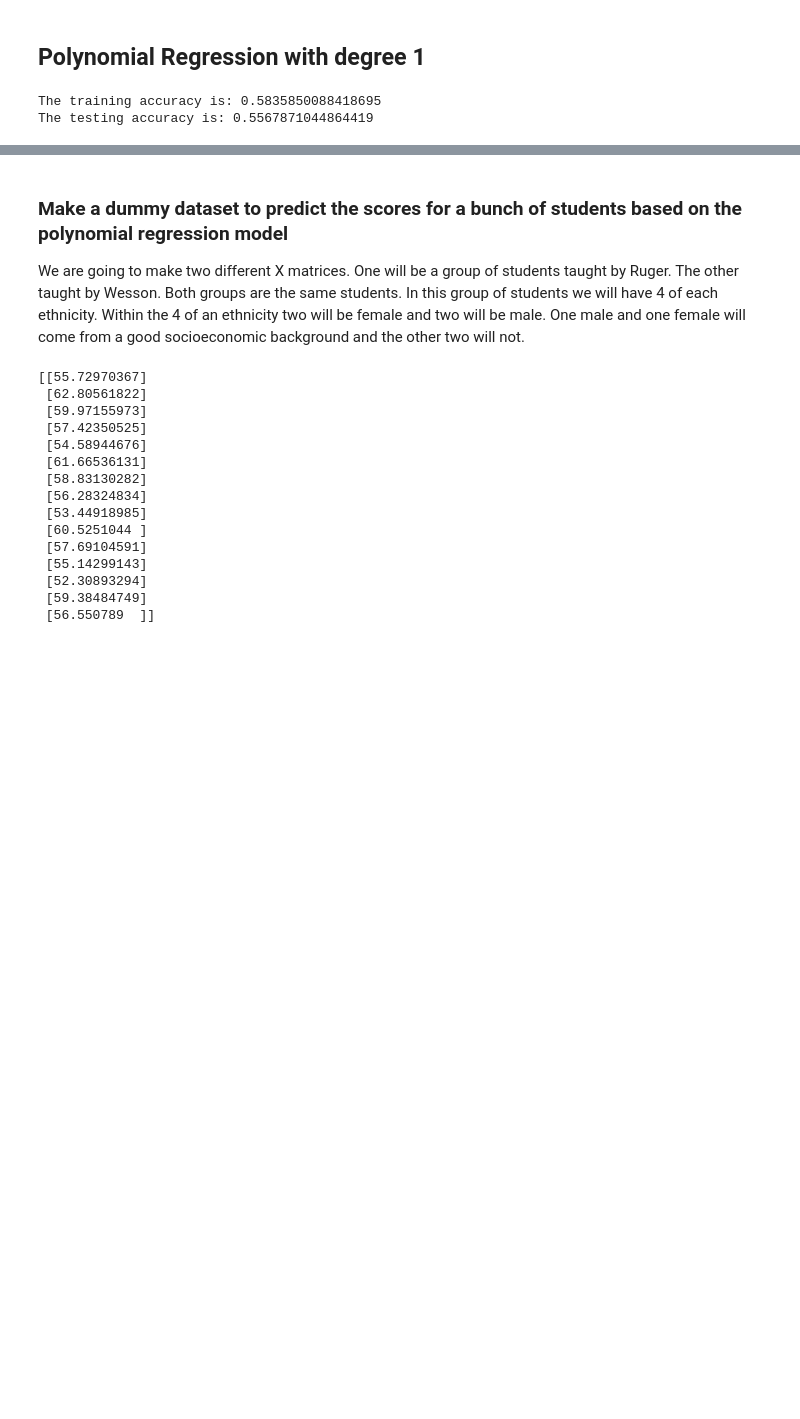
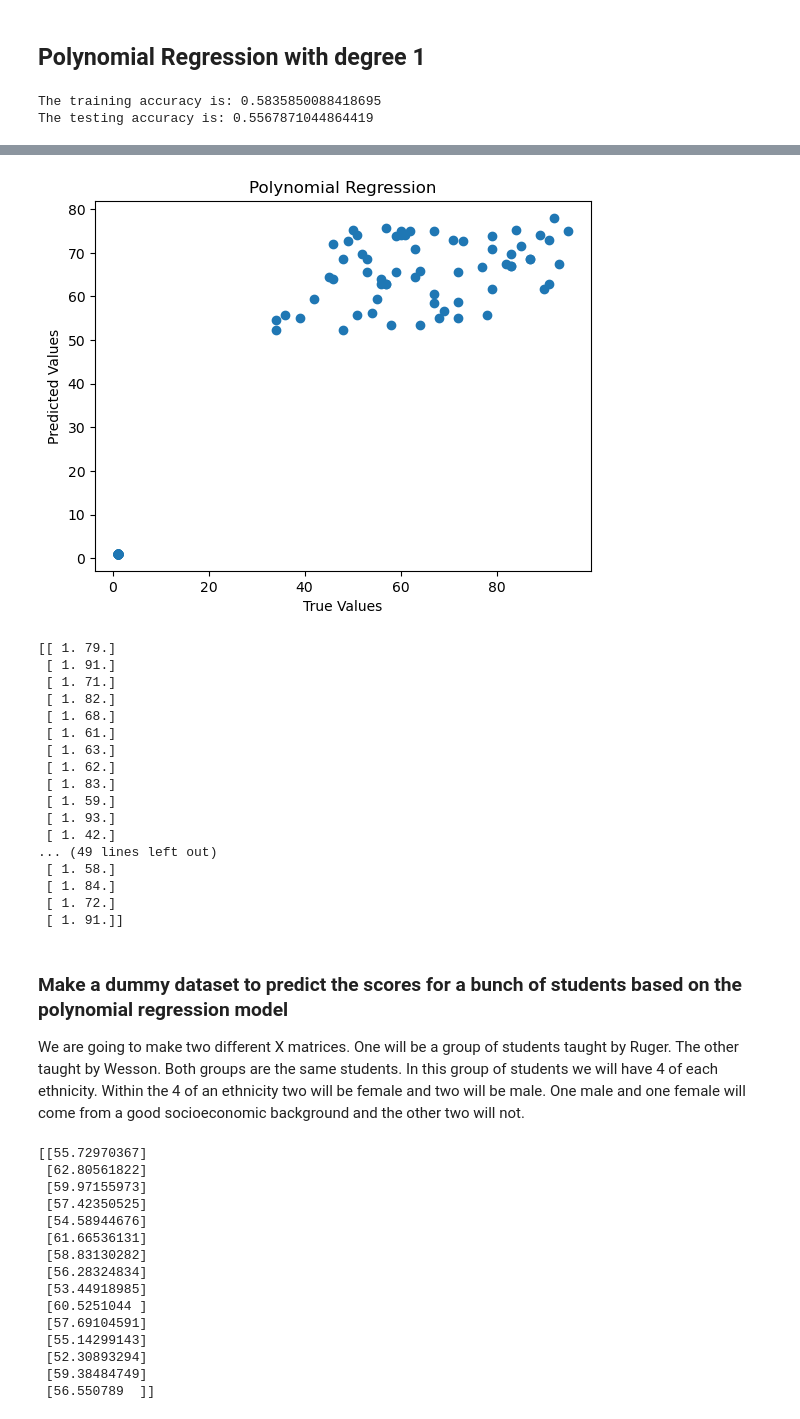
Before and after one commit to ChenMaster7/CEE697M-FINAL-PROJECT, a Jupyter notebook: Final-Project-Chen-Prasad.ipynb, the cells around one changed output, grey strips where cells are left out. Drawn from its saved outputs; the diff is of its cells as text; code cells hidden in the pictures; blank space fills up the shorter version.

```diff
--- a/Final-Project-Chen-Prasad.ipynb
+++ b/Final-Project-Chen-Prasad.ipynb
@@ -210,3 +231,29 @@ The testing accuracy is: 0.5567871044864419
+# %%
+y_pred = polyReg.predict(X_test)
+plt.scatter(y_test, y_pred)
+plt.xlabel("True Values")
+plt.ylabel("Predicted Values")
+plt.title("Polynomial Regression")
+plt.show()
+# %% [output]
+[figure, added]
+[[ 1. 79.]
+ [ 1. 91.]
+ [ 1. 71.]
+ [ 1. 82.]
+ [ 1. 68.]
+ [ 1. 61.]
+ [ 1. 63.]
+ [ 1. 62.]
+ [ 1. 83.]
+ [ 1. 59.]
+ [ 1. 93.]
+ [ 1. 42.]
+... (49 lines left out)
+ [ 1. 58.]
+ [ 1. 84.]
+ [ 1. 72.]
+ [ 1. 91.]]
 # %% [markdown]
 ### Make a dummy dataset to predict the scores for a bunch of students based on the polynomial regression model
 
```
Also changed, not shown: parts of 5 cells of this notebook, 1 other file.
